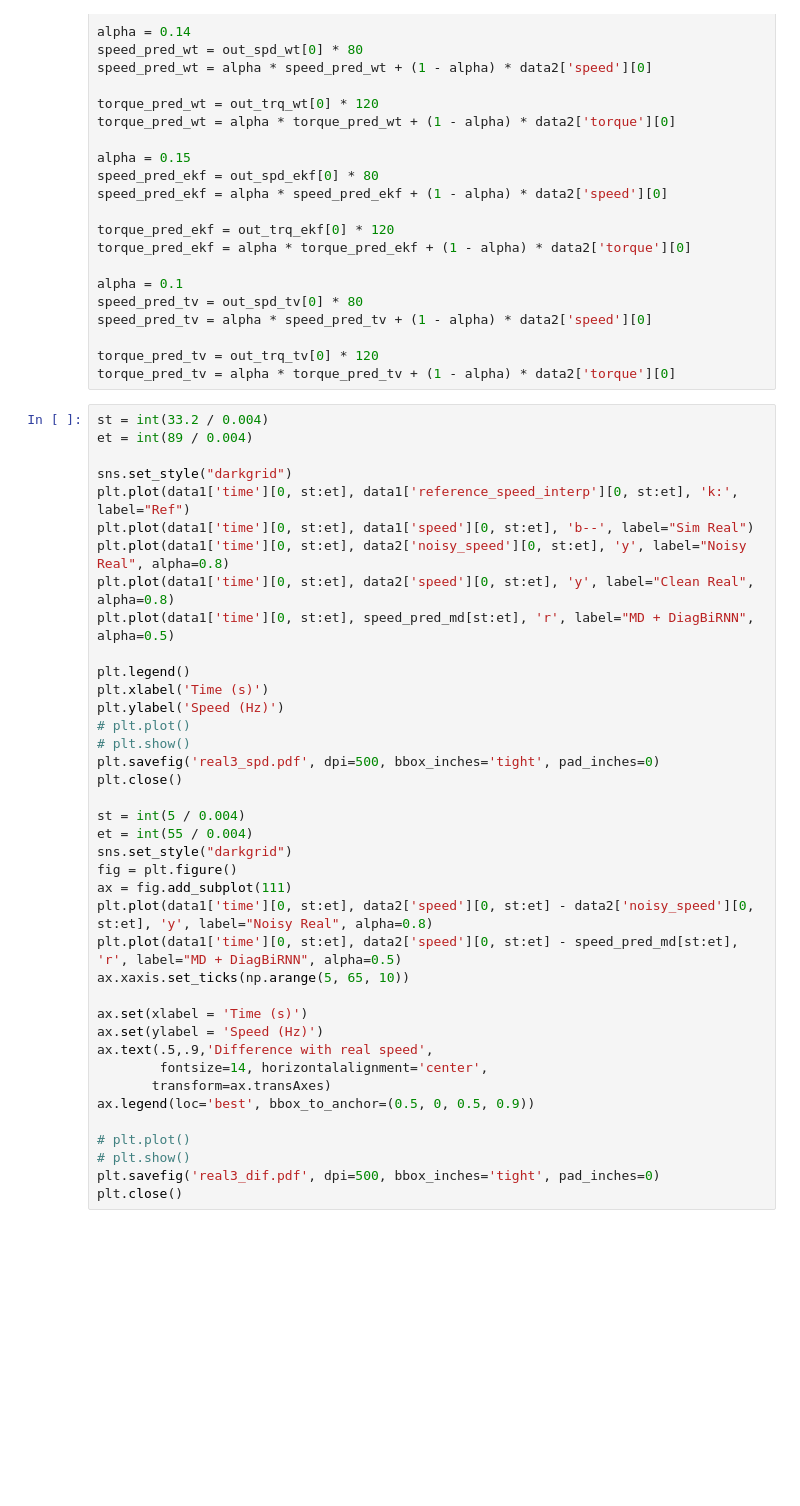
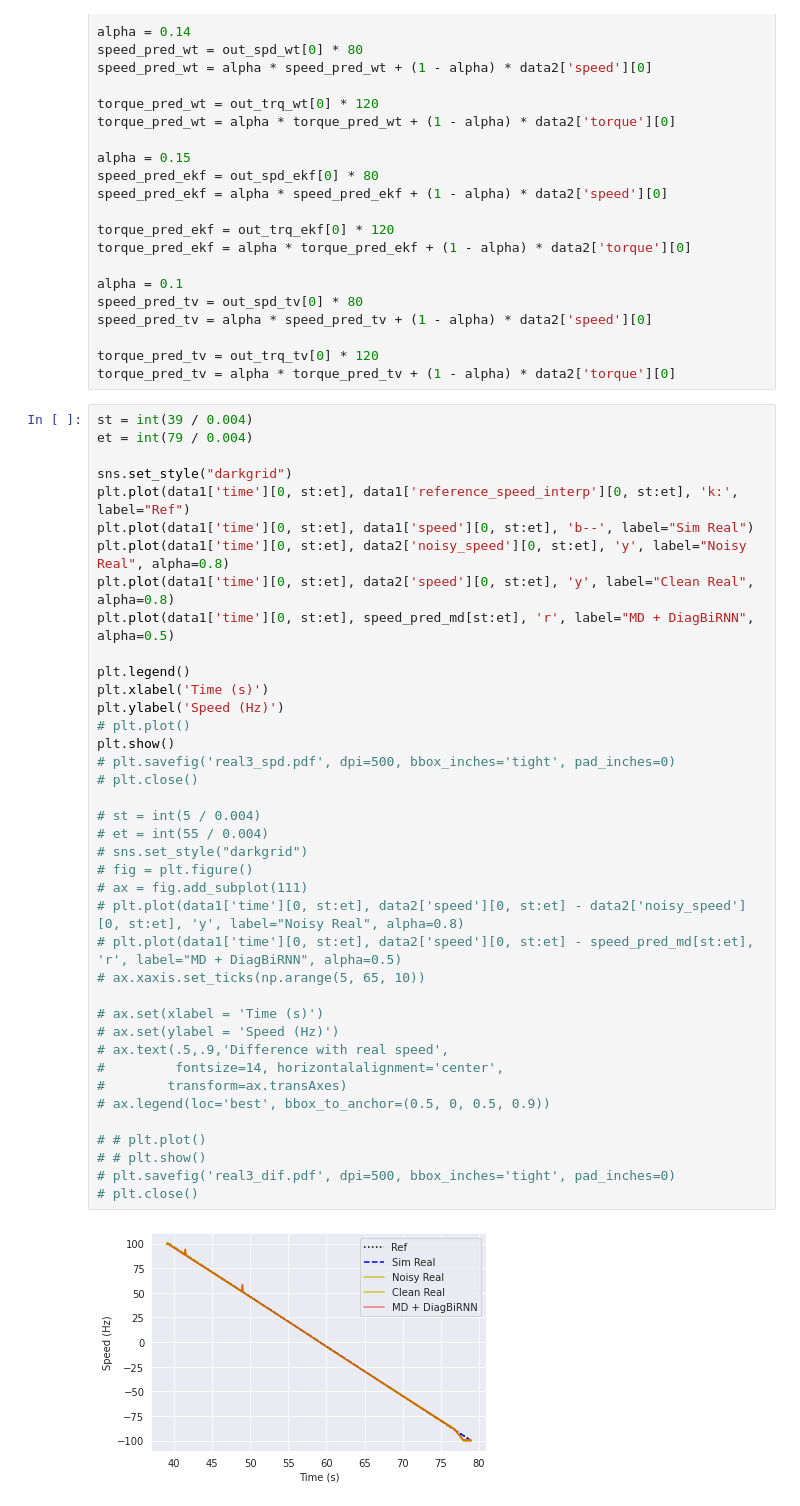
Before and after one commit to sagarverma/TemporalNeuralDenoisers, a Jupyter notebook: notebooks/real3.ipynb, the cells around one changed output. Cells and saved outputs as stored; diff of their text form; blank space fills up the shorter version.

Commit message:
all plot mats

```diff
--- a/notebooks/real3.ipynb
+++ b/notebooks/real3.ipynb
@@ -244,44 +244,46 @@ speed_pred_tv = alpha * speed_pred_tv + (1 - alpha) * data2['speed'][0]
 torque_pred_tv = out_trq_tv[0] * 120
 torque_pred_tv = alpha * torque_pred_tv + (1 - alpha) * data2['torque'][0]
 # %%
-st = int(33.2 / 0.004)
-et = int(89 / 0.004)
+st = int(39 / 0.004)
+et = int(79 / 0.004)
 
 sns.set_style("darkgrid")
 plt.plot(data1['time'][0, st:et], data1['reference_speed_interp'][0, st:et], 'k:', label="Ref")
 plt.plot(data1['time'][0, st:et], data1['speed'][0, st:et], 'b--', label="Sim Real")
 plt.plot(data1['time'][0, st:et], data2['noisy_speed'][0, st:et], 'y', label="Noisy Real", alpha=0.8)
 plt.plot(data1['time'][0, st:et], data2['speed'][0, st:et], 'y', label="Clean Real", alpha=0.8)
 plt.plot(data1['time'][0, st:et], speed_pred_md[st:et], 'r', label="MD + DiagBiRNN", alpha=0.5)
 
 plt.legend()
 plt.xlabel('Time (s)')
 plt.ylabel('Speed (Hz)')
 # plt.plot()
-# plt.show()
-plt.savefig('real3_spd.pdf', dpi=500, bbox_inches='tight', pad_inches=0)
-plt.close()
+plt.show()
+# plt.savefig('real3_spd.pdf', dpi=500, bbox_inches='tight', pad_inches=0)
+# plt.close()
 
-st = int(5 / 0.004)
-et = int(55 / 0.004)
-sns.set_style("darkgrid")
-fig = plt.figure()
-ax = fig.add_subplot(111)
-plt.plot(data1['time'][0, st:et], data2['speed'][0, st:et] - data2['noisy_speed'][0, st:et], 'y', label="Noisy Real", alpha=0.8)
-plt.plot(data1['time'][0, st:et], data2['speed'][0, st:et] - speed_pred_md[st:et], 'r', label="MD + DiagBiRNN", alpha=0.5)
-ax.xaxis.set_ticks(np.arange(5, 65, 10))
+# st = int(5 / 0.004)
+# et = int(55 / 0.004)
+# sns.set_style("darkgrid")
+# fig = plt.figure()
+# ax = fig.add_subplot(111)
+# plt.plot(data1['time'][0, st:et], data2['speed'][0, st:et] - data2['noisy_speed'][0, st:et], 'y', label="Noisy Real", alpha=0.8)
+# plt.plot(data1['time'][0, st:et], data2['speed'][0, st:et] - speed_pred_md[st:et], 'r', label="MD + DiagBiRNN", alpha=0.5)
+# ax.xaxis.set_ticks(np.arange(5, 65, 10))
 
-ax.set(xlabel = 'Time (s)')
-ax.set(ylabel = 'Speed (Hz)')
-ax.text(.5,.9,'Difference with real speed',
-        fontsize=14, horizontalalignment='center',
-       transform=ax.transAxes)
-ax.legend(loc='best', bbox_to_anchor=(0.5, 0, 0.5, 0.9))
+# ax.set(xlabel = 'Time (s)')
+# ax.set(ylabel = 'Speed (Hz)')
+# ax.text(.5,.9,'Difference with real speed',
+#         fontsize=14, horizontalalignment='center',
+#        transform=ax.transAxes)
+# ax.legend(loc='best', bbox_to_anchor=(0.5, 0, 0.5, 0.9))
 
-# plt.plot()
-# plt.show()
-plt.savefig('real3_dif.pdf', dpi=500, bbox_inches='tight', pad_inches=0)
-plt.close()
+# # plt.plot()
+# # plt.show()
+# plt.savefig('real3_dif.pdf', dpi=500, bbox_inches='tight', pad_inches=0)
+# plt.close()
+# %% [output]
+[figure, added]
 # %%
 print ('CASE D', np.max(np.abs(data2['speed'][0, st:et] - speed_pred_d[st:et])))
 print ('EKF', np.max(np.abs(data2['speed'][0, st:et] - speed_pred_ekf[st:et])))
```
Also changed, not shown: parts of 3 cells of this notebook, 9 other files.
